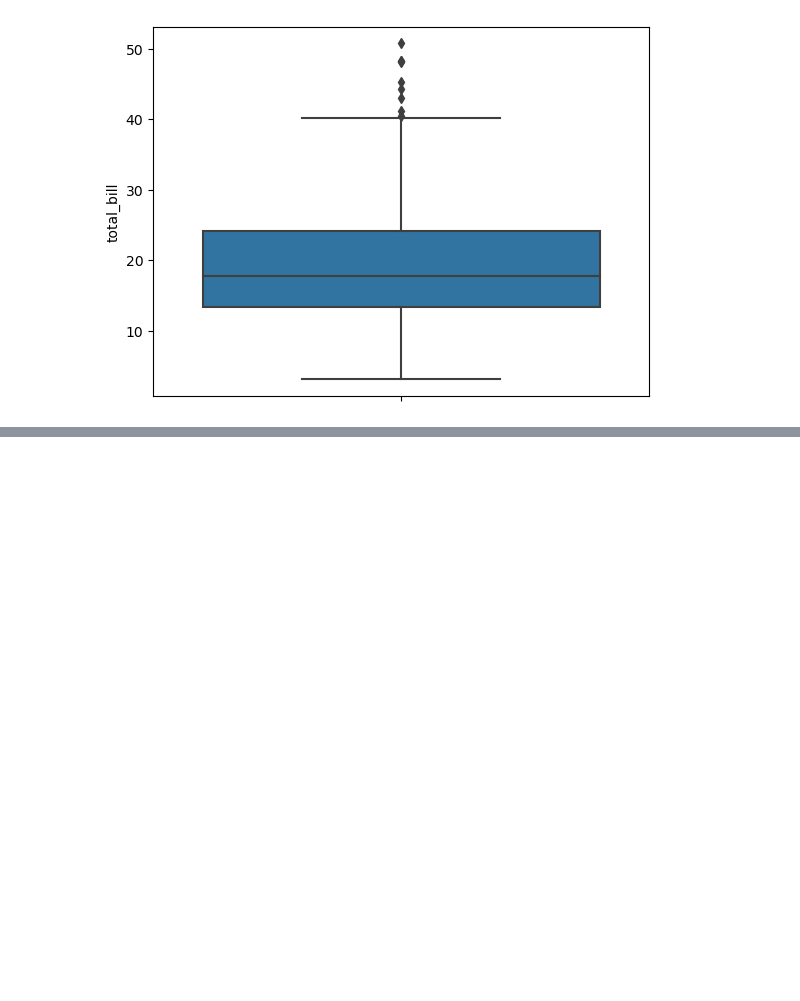
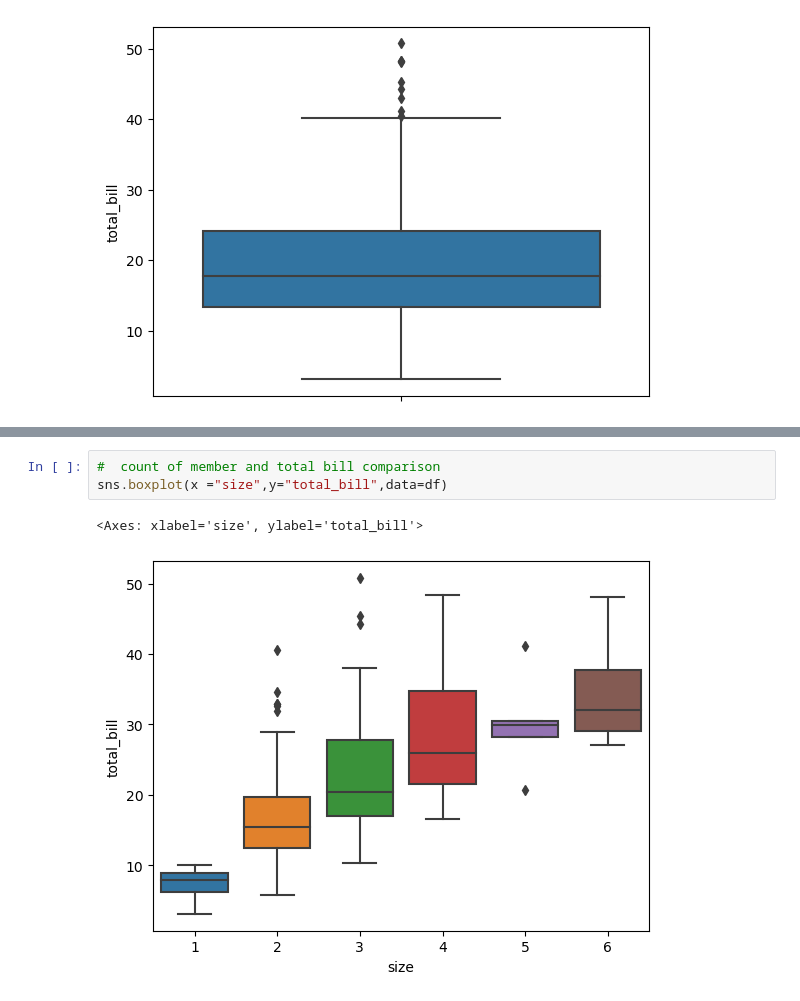
Before and after one commit to Alihanesentas/Exploratory-Data-Analysis, a Jupyter notebook: Day-3.ipynb, the cells around one changed output, grey strips where cells are left out. Cells and saved outputs as stored; diff of their text form; blank space fills up the shorter version.

```diff
--- a/Day-3.ipynb
+++ b/Day-3.ipynb
@@ -77,0 +88,6 @@ sns.boxplot(y = df["total_bill"], orient="v");
+# %%
+#  count of member and total bill comparison
+sns.boxplot(x ="size",y="total_bill",data=df)
+# %% [output]
+<Axes: xlabel='size', ylabel='total_bill'>
+[figure, added]
```
Also changed, not shown: parts of 3 cells of this notebook.
